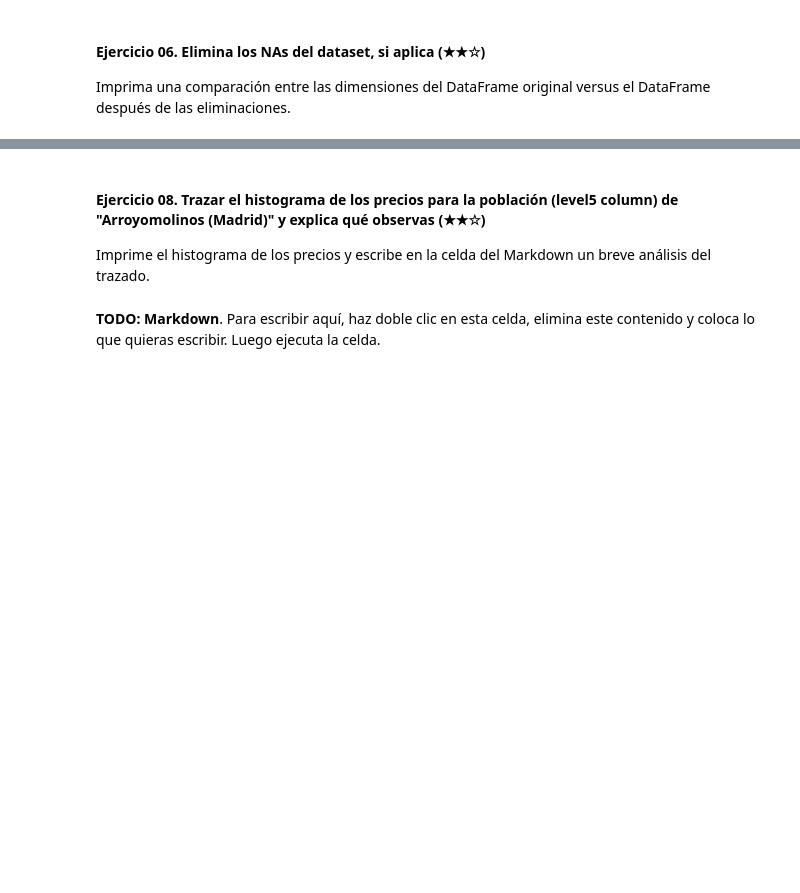
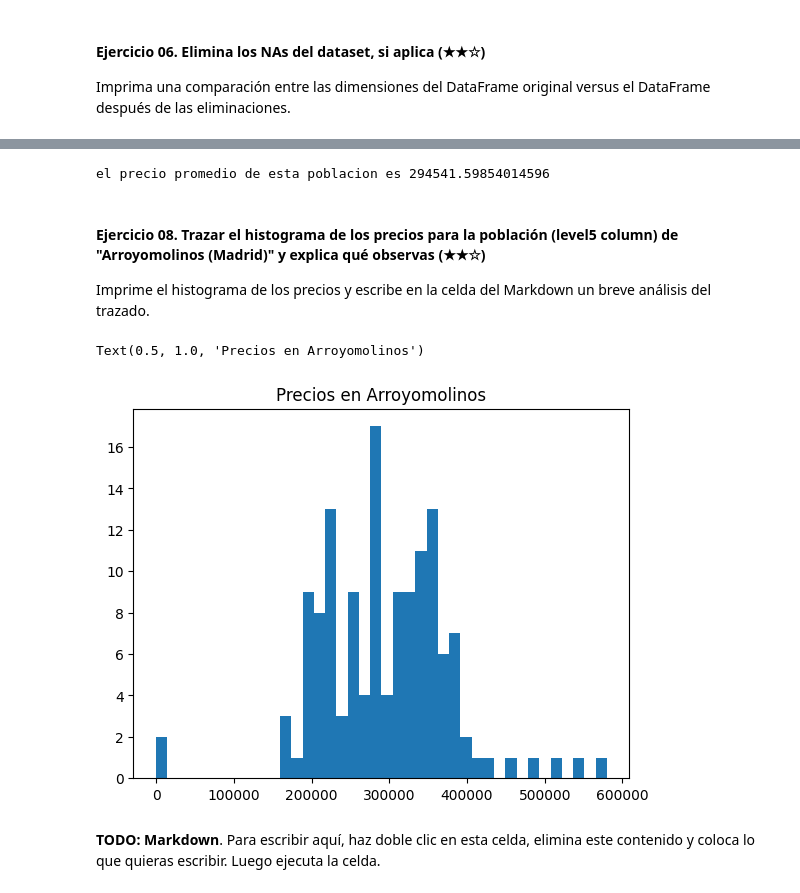
Before and after one commit to monikaguilar/realestate-datacleanup-exercise, a Jupyter notebook: project.es.ipynb, the cells around one changed output, grey strips where cells are left out. Drawn from its saved outputs; the diff is of its cells as text; code cells hidden in the pictures; blank space fills up the shorter version.

```diff
--- a/project.es.ipynb
+++ b/project.es.ipynb
@@ -180,11 +186,20 @@ Imprima el valor obtenido.
 # %%
-# TODO
+poblacion=ds[ds['level5']=="Arroyomolinos (Madrid)"]
+promedio=poblacion["price"].mean()
+print(f"el precio promedio de esta poblacion es {promedio}")
+# %% [output]
+el precio promedio de esta poblacion es 294541.59854014596
 # %% [markdown]
 #### Ejercicio 08. Trazar el histograma de los precios para la población (level5 column) de "Arroyomolinos (Madrid)" y explica qué observas (★★☆)
 
 Imprime el histograma de los precios y escribe en la celda del Markdown un breve análisis del trazado.
 # %%
-# TODO: Code
+import matplotlib.pyplot as plt
+plt.hist(poblacion["price"],bins=40)
+plt.title("Precios en Arroyomolinos")
+# %% [output]
+Text(0.5, 1.0, 'Precios en Arroyomolinos')
+[figure, added]
 # %% [markdown]
 **TODO: Markdown**. Para escribir aquí, haz doble clic en esta celda, elimina este contenido y coloca lo que quieras escribir. Luego ejecuta la celda.
 # %% [markdown]
```
Also changed, not shown: parts of 7 cells of this notebook.
